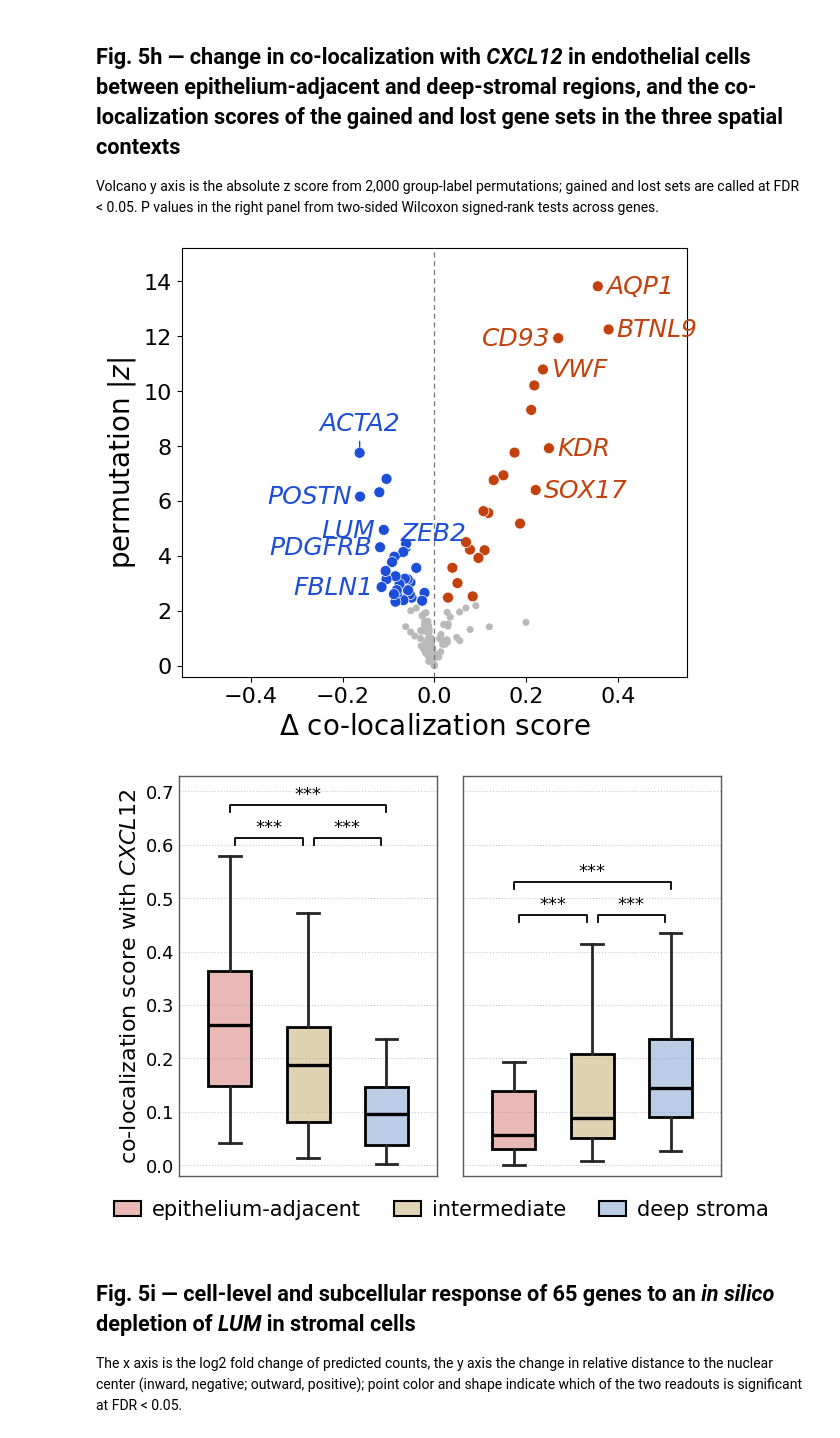
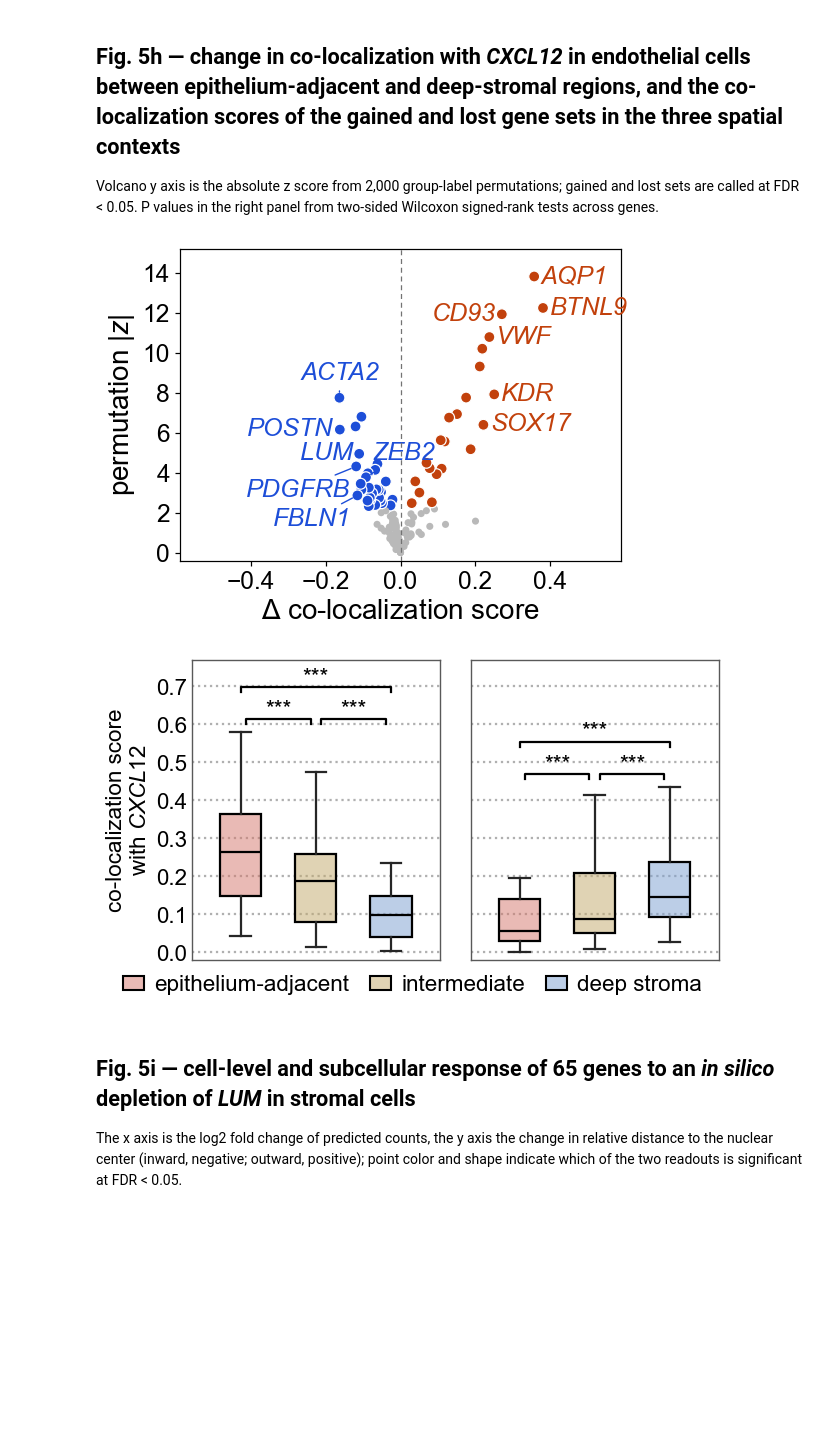
Before and after one commit to aster-ww/SVC-reproducibility, a Jupyter notebook: fig5/fig5_reproducibility.ipynb, the cells around one changed output. Saved outputs shown, nothing was run; the diff lists cells and outputs as text; code cells hidden in the pictures; blank space fills up the shorter version.

```diff
--- a/fig5/fig5_reproducibility.ipynb
+++ b/fig5/fig5_reproducibility.ipynb
@@ -96,7 +136,7 @@ with warnings.catch_warnings():
     import scanpy as sc
 
 MARKERS = ['FASN', 'CEACAM6', 'MYLK', 'LUM', 'CD8A']
-XTICKS = [0, 1, 2, 3, 4, 5, 6, 7, 8, 9, 10, 12, 14, 16]
+XTICKS = list(range(0, 17, 4))
 
 expression = []
 for rep, section_labels in [('rep1', labels_rep1), ('rep2', labels_rep2)]:
@@ -111,6 +151,7 @@ mean_log1p = np.array([[np.log1p(expression[labels == d, j]).mean() for d in ran
                        for j in range(len(MARKERS))])
 
 palette = [plt.get_cmap('Dark2_r')(i) for i in range(len(MARKERS))]
+print_scale = 0.2378656111127342
 fig, ax = plt.subplots(1, len(MARKERS), figsize=(25, 2.7),
                        gridspec_kw={'wspace': 0.2, 'hspace': 0.4})
 x = np.arange(K_DOMAIN)
@@ -124,10 +165,13 @@ for k, (gene, color, a) in enumerate(zip(MARKERS, palette, ax)):
     a.scatter(x[peak], height[peak], color=color, s=200, marker='^')
     a.set_xticks(XTICKS); a.set_xticklabels(XTICKS, fontsize=18)
     ticks = np.round([t for t in a.get_yticks() if t >= 0], 1)
+    a.set_ylim(top=max(ticks)); ticks = ticks[::2]
     a.set_yticks(ticks); a.set_yticklabels(ticks, fontsize=18)
     a.set_title(gene, fontsize=23, fontstyle='italic')
     a.spines['top'].set_visible(False); a.spines['right'].set_visible(False)
     a.spines['left'].set_linewidth(2); a.spines['bottom'].set_linewidth(2)
 
+print_style(fig, print_scale)
+# fig.savefig('fig5c.pdf', bbox_inches='tight')
 plt.show()
 # %% [output]
@@ -525,7 +597,7 @@ from scipy.stats import wilcoxon
 
 GAIN, LOSS, GREY, FDR_CUT = '#C2410C', '#1D4ED8', '#B9B9B9', .05
 LABELS = {'AQP1': 'R', 'CD93': 'L', 'BTNL9': 'R', 'VWF': 'R', 'KDR': 'R', 'SOX17': 'R',
-          'ACTA2': 'U', 'POSTN': 'L', 'LUM': 'L', 'ZEB2': 'UR', 'PDGFRB': 'L', 'FBLN1': 'L'}
+          'ACTA2': 'U', 'POSTN': 'L', 'LUM': 'L', 'ZEB2': 'UR', 'PDGFRB': 'DL', 'FBLN1': 'DL'}
 LAB_FS, LAB_DX, LAB_DY = 18, .018, .62
 DIRS = {'R': (1, 0), 'L': (-1, 0), 'U': (0, 1), 'D': (0, -1),
         'UR': (1, 1), 'UL': (-1, 1), 'DR': (1, -1), 'DL': (-1, -1)}
@@ -534,12 +606,13 @@ R = pd.read_csv(HERE / 'precomputed/cxcl12_partner_shift.csv')
 R['y'] = R.z.abs()
 sig = (R.fdr < FDR_CUT).values
 
+print_scale = 0.28358055079448946
 fig, ax = plt.subplots(figsize=(6, 5), layout='constrained')
 ax.scatter(R.delta, R.y, s=np.where(sig, 62, 26), lw=.5, zorder=3,
            c=np.where(~sig, GREY, np.where(R.delta > 0, GAIN, LOSS)),
            edgecolor=np.where(sig, 'white', 'none'))
 ax.axvline(0, c='0.45', lw=.9, ls=(0, (4, 3)), zorder=4)
-xm = np.abs(R.delta).max() * 1.45
+xm = np.abs(R.delta).max() * 1.55
 ax.set_xlim(-xm, xm); ax.set_ylim(-.4, R.y.max() * 1.1)
 
 index = {g: i for i, g in enumerate(R.partner)}
@@ -557,6 +630,10 @@ ax.set_xlabel('$\\Delta$ co-localization score', fontsize=20)
 ax.set_ylabel('permutation $|z|$', fontsize=20)
 ax.tick_params(labelsize=16)
 
+ax.set_xticks([-0.4, -0.2, 0, 0.2, 0.4]); ax.set_yticks([0, 2, 4, 6, 8, 10, 12, 14])
+fig.set_size_inches(5.296628387723175, 3.8445624494433086)
+print_style(fig, print_scale)
+# fig.savefig('fig5h_left.pdf', bbox_inches='tight')
 plt.show()
 
 CLASSES = ['S_epi', 'S_int', 'S_deep']
@@ -565,51 +642,57 @@ CLASS_COLORS = ['#D4776C', '#C2A96B', '#7B9FD1']
 BRACKETS = [(0, 1, 0), (1, 2, 0), (0, 2, 1)]
 
 significant = R[sig]
-fig, axes = plt.subplots(1, 2, figsize=(7, 5.2), gridspec_kw=dict(wspace=0.1))
+print_scale = 0.3103959831108068
+fig, axes = plt.subplots(1, 2, figsize=(7, 5.2), gridspec_kw=dict(wspace=0.1), layout='constrained')
 panels = []
 for ax, d in zip(axes, [significant[significant.delta > 0], significant[significant.delta < 0]]):
     scores = [d[c].values for c in CLASSES]
     pvalues = [wilcoxon(scores[i], scores[j]).pvalue for i, j, _ in BRACKETS]
 
     ax.set_facecolor('white')
-    ax.grid(True, axis='y', color='#C8C8C8', lw=.8, ls=':', zorder=0)
+    ax.grid(True, axis='y', color='#b0b0b0', linestyle=':', linewidth=0.504 / print_scale, zorder=0)
     ax.set_axisbelow(True)
     for spine in ax.spines.values():
         spine.set_visible(True); spine.set_color('0.35'); spine.set_linewidth(1.0)
     box = ax.boxplot(scores, positions=[0, 1, 2], widths=.55, patch_artist=True,
                      showfliers=False, zorder=6)
     for patch, color in zip(box['boxes'], CLASS_COLORS):
-        patch.set(facecolor=to_rgba(color, .5), edgecolor='k', linewidth=2)
+        patch.set(facecolor=to_rgba(color, .5), edgecolor='k', linewidth=0.5 / print_scale)
     for key in ('whiskers', 'caps'):
         for element in box[key]:
-            element.set(color='0.15', linewidth=2)
+            element.set(color='0.15', linewidth=0.5 / print_scale)
     for median in box['medians']:
-        median.set(color='k', linewidth=2.4)
+        median.set(color='k', linewidth=0.5 / print_scale)
     panels.append((ax, pvalues, max(c.get_ydata().max() for c in box['caps'])))
 
-TOP = min(1., max(hi + .020 + .062 + .013 + .055 for _, _, hi in panels))
+TOP = min(1., max(hi + .020 + .085 + .013 + .07 for _, _, hi in panels))
 for ax, pvalues, hi in panels:
     for k, (i, j, level) in enumerate(BRACKETS):
-        y = hi + .020 + .062 * level
+        y = hi + .020 + .085 * level
         x0, x1 = (i + .07, j - .07) if level == 0 else (i, j)
-        ax.plot([x0, x0, x1, x1], [y, y + .013, y + .013, y], color='k', lw=1.3)
+        ax.plot([x0, x0, x1, x1], [y, y + .013, y + .013, y], color='k', lw=0.5 / print_scale)
         stars = ('***' if pvalues[k] < 1e-3 else '**' if pvalues[k] < 1e-2
                  else '*' if pvalues[k] < 5e-2 else 'n.s.')
         ax.text((x0 + x1) / 2, y + .015, stars, ha='center', va='bottom', fontsize=13)
     ax.set_xticks([0, 1, 2]); ax.set_xticklabels([])
     ax.tick_params(axis='x', length=0)
     ax.set_xlim(-.65, 2.65); ax.set_ylim(-.02, TOP)
     ax.tick_params(axis='y', length=0, labelsize=13)
-axes[0].set_ylabel(r'co-localization score with $\it{CXCL12}$', fontsize=16)
+axes[0].set_ylabel('co-localization score\nwith $\\it{CXCL12}$', fontsize=16)
 axes[1].tick_params(labelleft=False)
 fig.legend([Patch(facecolor=to_rgba(c, .5), edgecolor='k', lw=1.5) for c in CLASS_COLORS],
-           CLASS_NAMES, loc='lower center', bbox_to_anchor=(.5, -.01), ncol=3, frameon=False,
-           fontsize=15, handlelength=1.3, handletextpad=.5, columnspacing=1.6)
+           CLASS_NAMES, loc='outside lower center', ncol=3, frameon=False,
+           fontsize=15, handlelength=1.0, handletextpad=.5, columnspacing=1.0)
 
+for ax in axes:
+    ax.set_yticks([0, 0.1, 0.2, 0.3, 0.4, 0.5, 0.6, 0.7])
+fig.set_size_inches(6.208946617647061, 3.571057254901962)
+print_style(fig, print_scale)
+# fig.savefig('fig5h_right.pdf', bbox_inches='tight')
 plt.show()
 # %% [output]
-[figure, old version]
+[figure, new version]
-[figure, old version]
+[figure, new version]
 # %% [markdown]
 ## Fig. 5i — cell-level and subcellular response of 65 genes to an *in silico* depletion of *LUM* in stromal cells
 
```
Also changed, not shown: parts of 13 cells of this notebook.
